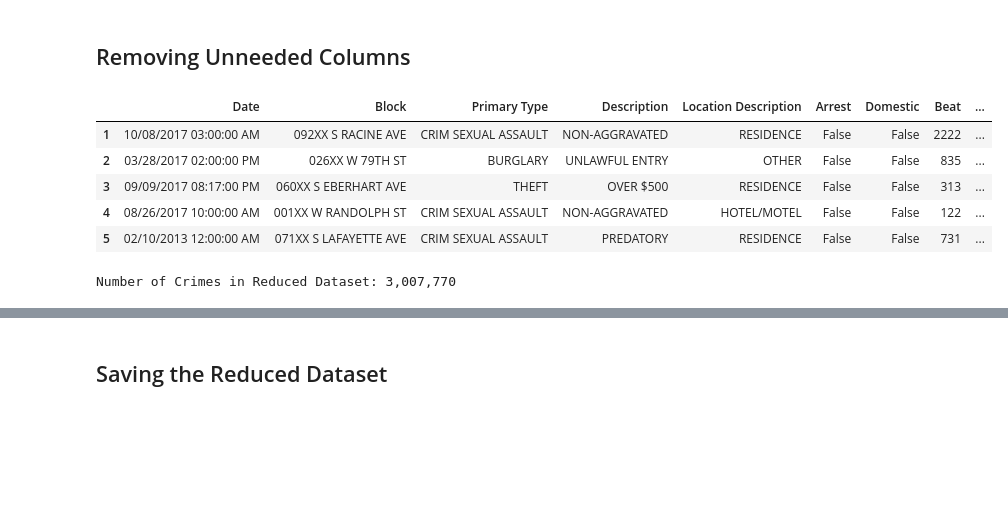
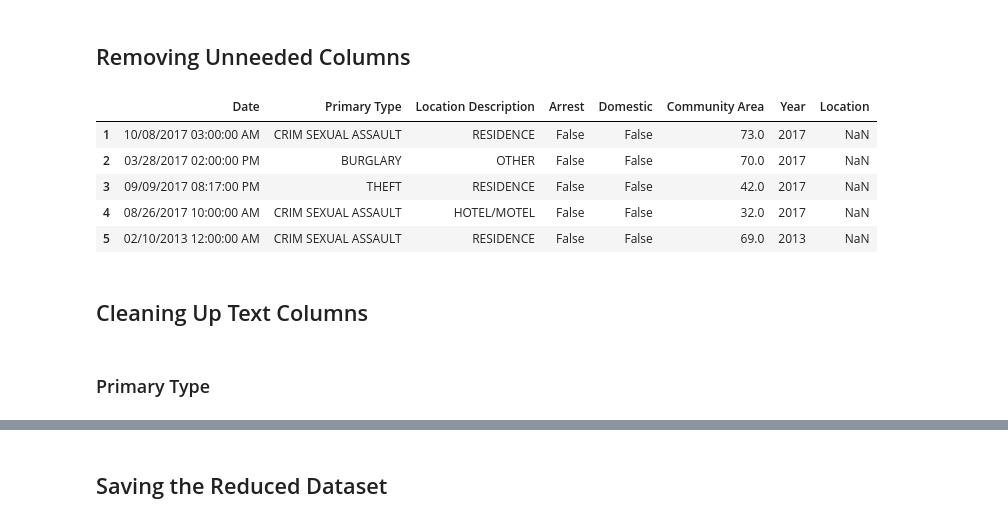
Before and after one commit to ryan-kp-miller/Chicago-Crime-Analysis, a Jupyter notebook: Crime_Data_Preprocessing.ipynb, the cells around one changed output, grey strips where cells are left out. Cells and saved outputs as stored; diff of their text form; code cells hidden in the pictures; blank space fills up the shorter version.

Commit message:
Clean up text columns and pull in community area names and regions

```diff
--- a/Crime_Data_Preprocessing.ipynb
+++ b/Crime_Data_Preprocessing.ipynb
@@ -67,17 +63,25 @@ crimes_reduced.head(10)
 # %% [markdown]
 ## Removing Unneeded Columns
 # %%
-drop_cols = ['ID','Case Number', 'IUCR', 'FBI Code', 'X Coordinate', 'Y Coordinate', 'Latitude', 'Longitude', 'Updated On']
+#creating a list of the columns to drop
+drop_cols = ['ID','Case Number', 'Block', 'Description',
+             'Beat', 'District', 'Ward', 'IUCR', 'FBI Code',
+             'X Coordinate', 'Y Coordinate', 'Latitude', 'Longitude',
+             'Updated On']
+
+#dropping the columns
 crimes_reduced.drop(labels=drop_cols, axis=1, inplace=True)
+
+#displaying the results
 crimes_reduced.head()
 # %% [output]
-|  | Date | Block | Primary Type | Description | Location Description | Arrest | Domestic | Beat | ... |
-| 1 | 10/08/2017 03:00:00 AM | 092XX S RACINE AVE | CRIM SEXUAL ASSAULT | NON-AGGRAVATED | RESIDENCE | False | False | 2222 | ... |
-| 2 | 03/28/2017 02:00:00 PM | 026XX W 79TH ST | BURGLARY | UNLAWFUL ENTRY | OTHER | False | False | 835 | ... |
-| 3 | 09/09/2017 08:17:00 PM | 060XX S EBERHART AVE | THEFT | OVER $500 | RESIDENCE | False | False | 313 | ... |
-| 4 | 08/26/2017 10:00:00 AM | 001XX W RANDOLPH ST | CRIM SEXUAL ASSAULT | NON-AGGRAVATED | HOTEL/MOTEL | False | False | 122 | ... |
-| 5 | 02/10/2013 12:00:00 AM | 071XX S LAFAYETTE AVE | CRIM SEXUAL ASSAULT | PREDATORY | RESIDENCE | False | False | 731 | ... |
+|  | Date | Primary Type | Location Description | Arrest | Domestic | Community Area | Year | Location |
+| 1 | 10/08/2017 03:00:00 AM | CRIM SEXUAL ASSAULT | RESIDENCE | False | False | 73.0 | 2017 | NaN |
+| 2 | 03/28/2017 02:00:00 PM | BURGLARY | OTHER | False | False | 70.0 | 2017 | NaN |
+| 3 | 09/09/2017 08:17:00 PM | THEFT | RESIDENCE | False | False | 42.0 | 2017 | NaN |
+| 4 | 08/26/2017 10:00:00 AM | CRIM SEXUAL ASSAULT | HOTEL/MOTEL | False | False | 32.0 | 2017 | NaN |
+| 5 | 02/10/2013 12:00:00 AM | CRIM SEXUAL ASSAULT | RESIDENCE | False | False | 69.0 | 2013 | NaN |
-# %%
-print("Number of Crimes in Reduced Dataset: {:,d}".format(crimes_reduced.shape[0]))
-# %% [output]
-Number of Crimes in Reduced Dataset: 3,007,770
+# %% [markdown]
+## Cleaning Up Text Columns
+# %% [markdown]
+### Primary Type
```
Also changed, not shown: parts of 15 cells of this notebook.
